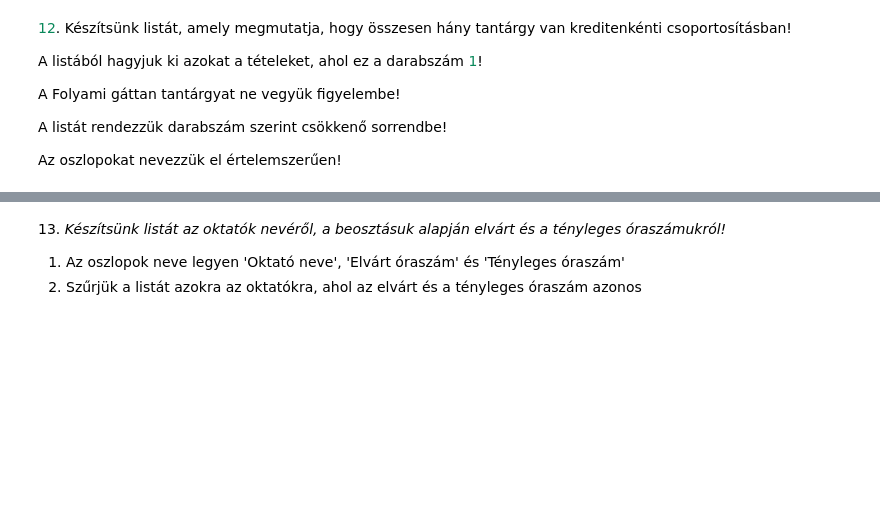
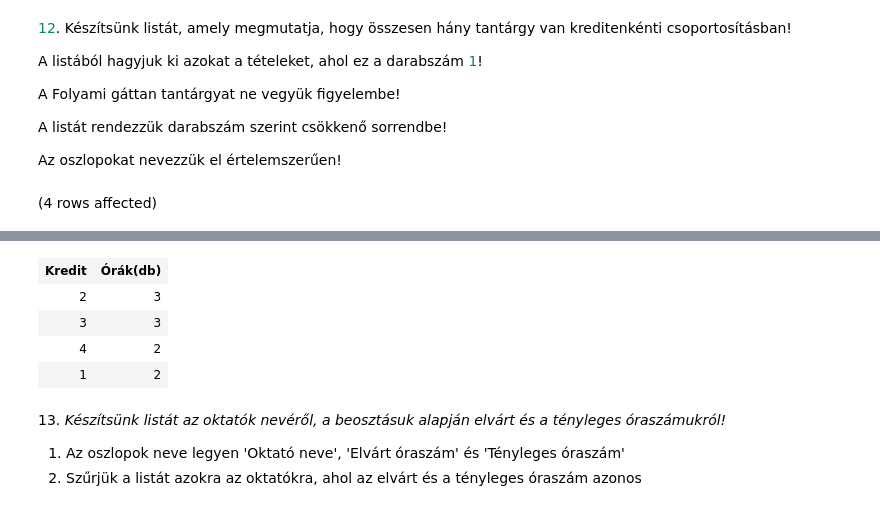
Before and after one commit to JanosZkcs/Adatbazisok_egyetem, a Jupyter notebook: gyakorlat03_feladatok.ipynb, the cells around one changed output, grey strips where cells are left out. Saved outputs shown, nothing was run; the diff lists cells and outputs as text; code cells hidden in the pictures; blank space fills up the shorter version.

```diff
--- a/gyakorlat03_feladatok.ipynb
+++ b/gyakorlat03_feladatok.ipynb
@@ -320,3 +320,13 @@ A Folyami gáttan tantárgyat ne vegyük figyelembe!
 A listát rendezzük darabszám szerint csökkenő sorrendbe!
 
 Az oszlopokat nevezzük el értelemszerűen!
+# %%
+SELECT  Kredit,
+        COUNT(Tkód) AS 'Órák(db)'
+FROM Tantárgyak
+WHERE Tantárgynév NOT LIKE '%Folyami gáttan'
+GROUP BY Kredit
+HAVING COUNT(Tkód) > 1
+ORDER BY COUNT(Tkód) DESC
+# %% [output]
+(4 rows affected)
@@ -323,3 +334,8 @@ Az oszlopokat nevezzük el értelemszerűen!
+| Kredit | Órák(db) |
+| 2 | 3 |
+| 3 | 3 |
+| 4 | 2 |
+| 1 | 2 |
 # %% [markdown]
 13. _Készítsünk listát az oktatók nevéről, a beosztásuk alapján elvárt és a tényleges óraszámukról!_
 
```
Also changed, not shown: parts of 1 cell of this notebook.
